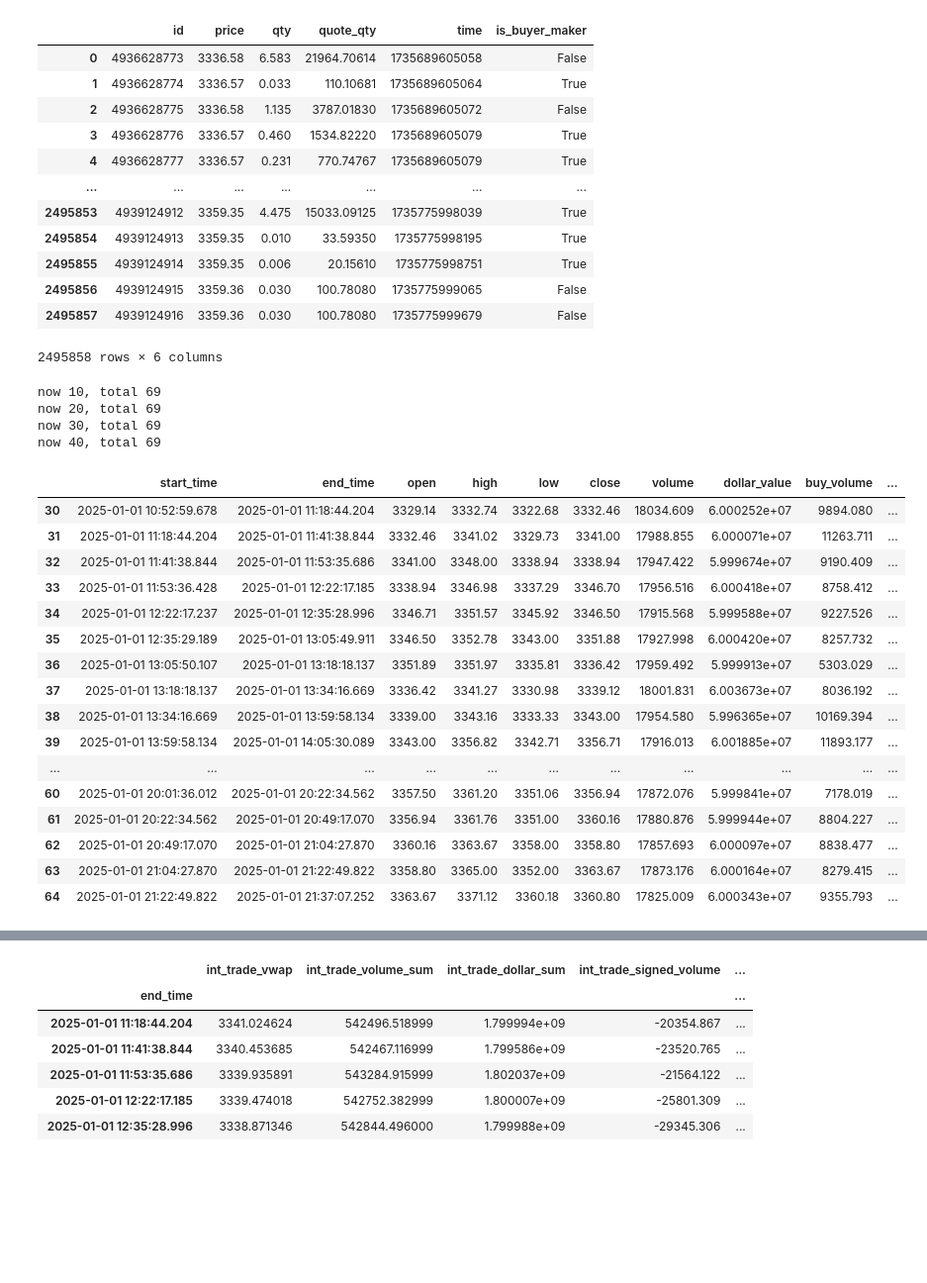
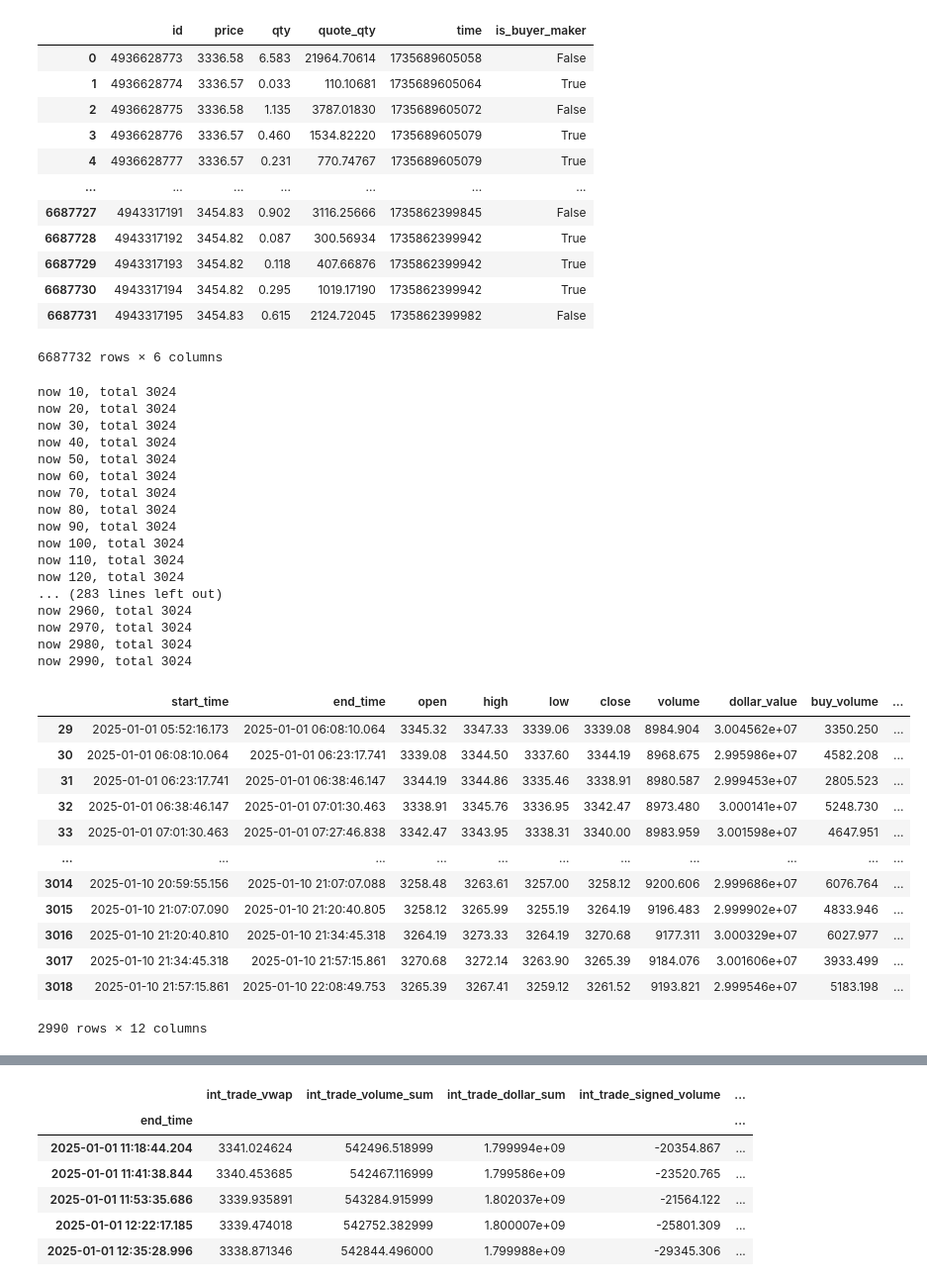
Before and after one commit to aamingaa/crypto-trade, a Jupyter notebook: strategy/fusion/hourly_pipeline.ipynb, the cells around one changed output, grey strips where cells are left out. Shown at 99% size. Cells and saved outputs as stored; diff of their text form; code cells hidden in the pictures; blank space fills up the shorter version.

```diff
--- a/strategy/fusion/hourly_pipeline.ipynb
+++ b/strategy/fusion/hourly_pipeline.ipynb
@@ -107,9 +107,12 @@ def build_dollar_bars(
     cumulative = 0.0  # 累积成交额
     bar_id = 0        # 当前bar_id
     bar_ids = []      # 存储每个交易的bar_id
+    cnt_list = []
+    bar_trade_counts={}
 
     for qty in df['quote_qty']:
         cumulative += qty
+        bar_trade_counts[bar_id] = bar_trade_counts.get(bar_id, 0) + 1
         # 当累积成交额达到阈值时，当前交易仍属于当前bar_id，随后bar_id递增并重置累积
         if cumulative >= dollar_threshold:
             bar_ids.append(bar_id)
@@ -120,7 +123,7 @@ def build_dollar_bars(
             bar_ids.append(bar_id)
 
     df['bar_id'] = bar_ids
-
+    df['trades'] = df['bar_id'].map(bar_trade_counts)  # 关键修复：通过map对齐
     # 分组聚合
     agg = {
         'time': ['first', 'last'],
@@ -129,6 +132,7 @@ def build_dollar_bars(
         'quote_qty': 'sum',
         'buy_qty': 'sum',
         'sell_qty': 'sum',
+        'trades': 'first'
     }
     g = df.groupby('bar_id', sort=True).agg(agg)
 
@@ -137,7 +141,8 @@ def build_dollar_bars(
         'start_time', 'end_time',
         'open', 'high', 'low', 'close',
         'volume', 'dollar_value',
-        'buy_volume', 'sell_volume'
+        'buy_volume', 'sell_volume',
+        'trades'
     ]
 
     # 仅过滤最后一个可能不完整的bar（若其成交额不足阈值）
@@ -838,13 +843,10 @@ def generate_date_range(start_date, end_date):
     return date_list
 
 raw_df = []
-date_list = generate_date_range('2025-01-01', '2025-01-01')
+date_list = generate_date_range('2025-01-01', '2025-01-10')
 for date in date_list:
     raw_df.append(pd.read_csv(f'/Volumes/Ext-Disk/data/futures/um/daily/trades/ETHUSDT/ETHUSDT-trades-{date}.zip'))
 
-# dollar_bar = build_dollar_bars(raw_df, 10000 * 2000)
-# print(dollar_bar)
-
 trades_df = pd.concat(raw_df, ignore_index=True)
 # %%
 trades_df
@@ -856,12 +858,12 @@ trades_df
 | 3 | 4936628776 | 3336.57 | 0.460 | 1534.82220 | 1735689605079 | True |
 | 4 | 4936628777 | 3336.57 | 0.231 | 770.74767 | 1735689605079 | True |
 | ... | ... | ... | ... | ... | ... | ... |
-| 2495853 | 4939124912 | 3359.35 | 4.475 | 15033.09125 | 1735775998039 | True |
-| 2495854 | 4939124913 | 3359.35 | 0.010 | 33.59350 | 1735775998195 | True |
-| 2495855 | 4939124914 | 3359.35 | 0.006 | 20.15610 | 1735775998751 | True |
-| 2495856 | 4939124915 | 3359.36 | 0.030 | 100.78080 | 1735775999065 | False |
-| 2495857 | 4939124916 | 3359.36 | 0.030 | 100.78080 | 1735775999679 | False |
+| 6687727 | 4943317191 | 3454.83 | 0.902 | 3116.25666 | 1735862399845 | False |
+| 6687728 | 4943317192 | 3454.82 | 0.087 | 300.56934 | 1735862399942 | True |
+| 6687729 | 4943317193 | 3454.82 | 0.118 | 407.66876 | 1735862399942 | True |
+| 6687730 | 4943317194 | 3454.82 | 0.295 | 1019.17190 | 1735862399942 | True |
+| 6687731 | 4943317195 | 3454.83 | 0.615 | 2124.72045 | 1735862399982 | False |
-2495858 rows × 6 columns
+6687732 rows × 6 columns
 # %%
 def run_bar_interval_pipeline(
     trades: pd.DataFrame,
@@ -971,7 +973,7 @@ def run_bar_interval_pipeline_v2(
 # %%
 X2, y2, bars = run_bar_interval_pipeline_v2(
     trades=trades_df,
-    dollar_threshold=10000 * 6000,
+    dollar_threshold=10000 * 3000,
     feature_window_bars=30,
     horizon_bars=5,
     window_mode='past',
@@ -982,32 +984,43 @@ X2, y2, bars = run_bar_interval_pipeline_v2(
 
 # print(res.get('eval', {}).get('summary'))
 # %% [output]
-now 10, total 69
-now 20, total 69
-now 30, total 69
-now 40, total 69
+now 10, total 3024
+now 20, total 3024
+now 30, total 3024
+now 40, total 3024
+now 50, total 3024
+now 60, total 3024
+now 70, total 3024
+now 80, total 3024
+now 90, total 3024
+now 100, total 3024
+now 110, total 3024
+now 120, total 3024
+... (283 lines left out)
+now 2960, total 3024
+now 2970, total 3024
+now 2980, total 3024
+now 2990, total 3024
 # %%
 # X2.drop(columns=['interval_start', 'interval_end'], inplace=True)
 # y2.drop(columns=['end_time'], inplace=True)
-# bars
+bars
+# X2
+# y2
 # %% [output]
 |  | start_time | end_time | open | high | low | close | volume | dollar_value | buy_volume | ... |
-| 30 | 2025-01-01 10:52:59.678 | 2025-01-01 11:18:44.204 | 3329.14 | 3332.74 | 3322.68 | 3332.46 | 18034.609 | 6.000252e+07 | 9894.080 | ... |
-| 31 | 2025-01-01 11:18:44.204 | 2025-01-01 11:41:38.844 | 3332.46 | 3341.02 | 3329.73 | 3341.00 | 17988.855 | 6.000071e+07 | 11263.711 | ... |
-| 32 | 2025-01-01 11:41:38.844 | 2025-01-01 11:53:35.686 | 3341.00 | 3348.00 | 3338.94 | 3338.94 | 17947.422 | 5.999674e+07 | 9190.409 | ... |
-| 33 | 2025-01-01 11:53:36.428 | 2025-01-01 12:22:17.185 | 3338.94 | 3346.98 | 3337.29 | 3346.70 | 17956.516 | 6.000418e+07 | 8758.412 | ... |
-| 34 | 2025-01-01 12:22:17.237 | 2025-01-01 12:35:28.996 | 3346.71 | 3351.57 | 3345.92 | 3346.50 | 17915.568 | 5.999588e+07 | 9227.526 | ... |
-| 35 | 2025-01-01 12:35:29.189 | 2025-01-01 13:05:49.911 | 3346.50 | 3352.78 | 3343.00 | 3351.88 | 17927.998 | 6.000420e+07 | 8257.732 | ... |
-| 36 | 2025-01-01 13:05:50.107 | 2025-01-01 13:18:18.137 | 3351.89 | 3351.97 | 3335.81 | 3336.42 | 17959.492 | 5.999913e+07 | 5303.029 | ... |
-| 37 | 2025-01-01 13:18:18.137 | 2025-01-01 13:34:16.669 | 3336.42 | 3341.27 | 3330.98 | 3339.12 | 18001.831 | 6.003673e+07 | 8036.192 | ... |
-| 38 | 2025-01-01 13:34:16.669 | 2025-01-01 13:59:58.134 | 3339.00 | 3343.16 | 3333.33 | 3343.00 | 17954.580 | 5.996365e+07 | 10169.394 | ... |
-| 39 | 2025-01-01 13:59:58.134 | 2025-01-01 14:05:30.089 | 3343.00 | 3356.82 | 3342.71 | 3356.71 | 17916.013 | 6.001885e+07 | 11893.177 | ... |
+| 29 | 2025-01-01 05:52:16.173 | 2025-01-01 06:08:10.064 | 3345.32 | 3347.33 | 3339.06 | 3339.08 | 8984.904 | 3.004562e+07 | 3350.250 | ... |
+| 30 | 2025-01-01 06:08:10.064 | 2025-01-01 06:23:17.741 | 3339.08 | 3344.50 | 3337.60 | 3344.19 | 8968.675 | 2.995986e+07 | 4582.208 | ... |
+| 31 | 2025-01-01 06:23:17.741 | 2025-01-01 06:38:46.147 | 3344.19 | 3344.86 | 3335.46 | 3338.91 | 8980.587 | 2.999453e+07 | 2805.523 | ... |
+| 32 | 2025-01-01 06:38:46.147 | 2025-01-01 07:01:30.463 | 3338.91 | 3345.76 | 3336.95 | 3342.47 | 8973.480 | 3.000141e+07 | 5248.730 | ... |
+| 33 | 2025-01-01 07:01:30.463 | 2025-01-01 07:27:46.838 | 3342.47 | 3343.95 | 3338.31 | 3340.00 | 8983.959 | 3.001598e+07 | 4647.951 | ... |
 | ... | ... | ... | ... | ... | ... | ... | ... | ... | ... | ... |
-| 60 | 2025-01-01 20:01:36.012 | 2025-01-01 20:22:34.562 | 3357.50 | 3361.20 | 3351.06 | 3356.94 | 17872.076 | 5.999841e+07 | 7178.019 | ... |
-| 61 | 2025-01-01 20:22:34.562 | 2025-01-01 20:49:17.070 | 3356.94 | 3361.76 | 3351.00 | 3360.16 | 17880.876 | 5.999944e+07 | 8804.227 | ... |
-| 62 | 2025-01-01 20:49:17.070 | 2025-01-01 21:04:27.870 | 3360.16 | 3363.67 | 3358.00 | 3358.80 | 17857.693 | 6.000097e+07 | 8838.477 | ... |
-| 63 | 2025-01-01 21:04:27.870 | 2025-01-01 21:22:49.822 | 3358.80 | 3365.00 | 3352.00 | 3363.67 | 17873.176 | 6.000164e+07 | 8279.415 | ... |
-| 64 | 2025-01-01 21:22:49.822 | 2025-01-01 21:37:07.252 | 3363.67 | 3371.12 | 3360.18 | 3360.80 | 17825.009 | 6.000343e+07 | 9355.793 | ... |
+| 3014 | 2025-01-10 20:59:55.156 | 2025-01-10 21:07:07.088 | 3258.48 | 3263.61 | 3257.00 | 3258.12 | 9200.606 | 2.999686e+07 | 6076.764 | ... |
+| 3015 | 2025-01-10 21:07:07.090 | 2025-01-10 21:20:40.805 | 3258.12 | 3265.99 | 3255.19 | 3264.19 | 9196.483 | 2.999902e+07 | 4833.946 | ... |
+| 3016 | 2025-01-10 21:20:40.810 | 2025-01-10 21:34:45.318 | 3264.19 | 3273.33 | 3264.19 | 3270.68 | 9177.311 | 3.000329e+07 | 6027.977 | ... |
+| 3017 | 2025-01-10 21:34:45.318 | 2025-01-10 21:57:15.861 | 3270.68 | 3272.14 | 3263.90 | 3265.39 | 9184.076 | 3.001606e+07 | 3933.499 | ... |
+| 3018 | 2025-01-10 21:57:15.861 | 2025-01-10 22:08:49.753 | 3265.39 | 3267.41 | 3259.12 | 3261.52 | 9193.821 | 2.999546e+07 | 5183.198 | ... |
+2990 rows × 12 columns
 # %%
 X2_y_pd = pd.concat([X2, y2], axis=1)
 # %%
```
Also changed, not shown: parts of 6 cells of this notebook, 1 other file.
